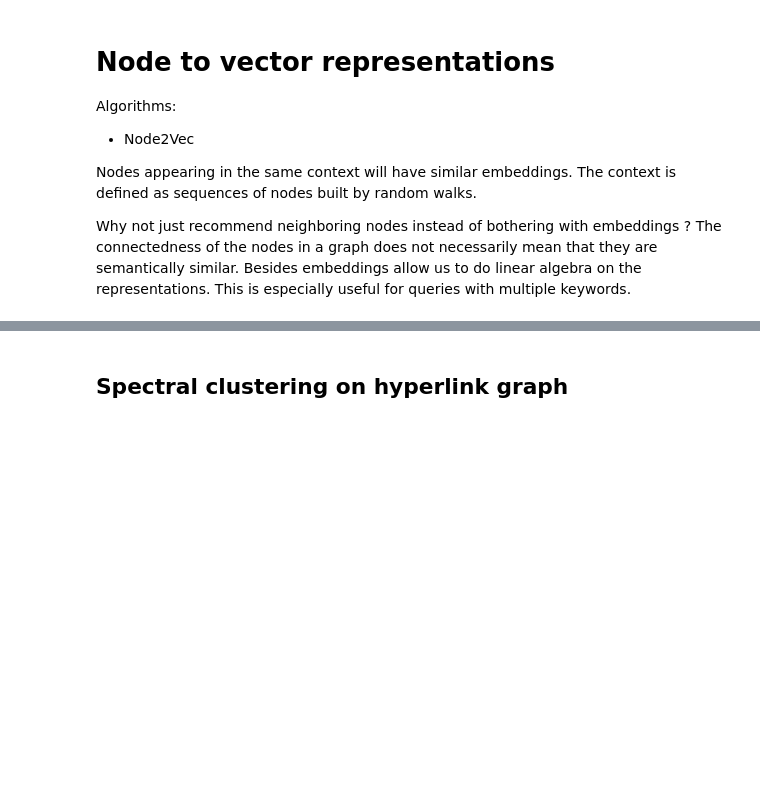
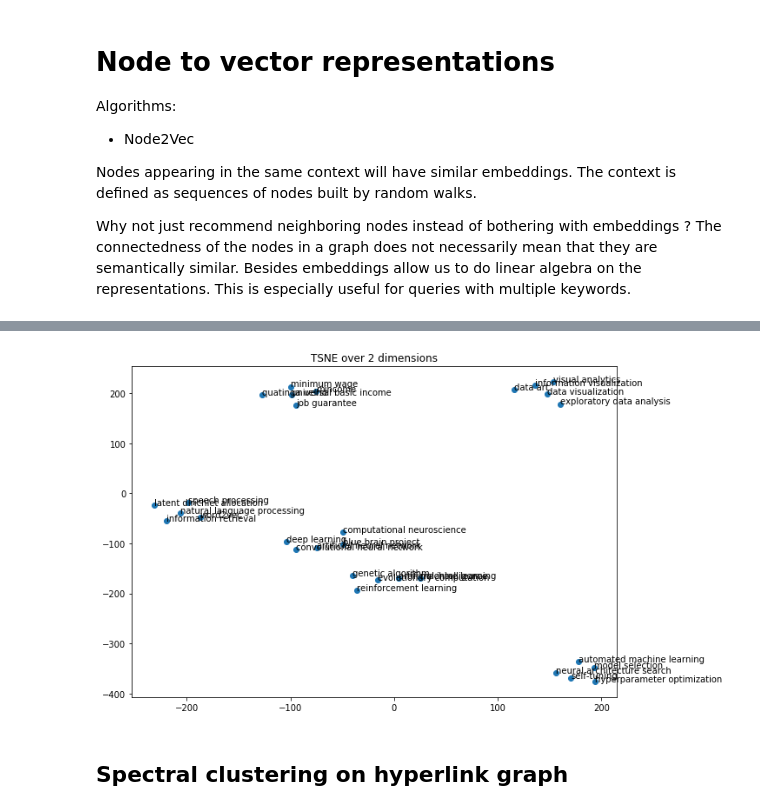
Before and after one commit to FredBaos/Ntds_project_team02, a Jupyter notebook: vince_la_menace_pepito.ipynb, the cells around one changed output, grey strips where cells are left out. Saved outputs shown, nothing was run; the diff lists cells and outputs as text; code cells hidden in the pictures; blank space fills up the shorter version.

```diff
--- a/vince_la_menace_pepito.ipynb
+++ b/vince_la_menace_pepito.ipynb
@@ -293,3 +292,7 @@ plot_projection(node_vectors, nodes_to_plot, projection_method=TSNE, perplexity=
+# %%
+plot_projection(node_vectors, nodes_to_plot, projection_method=TSNE, perplexity=3)
+# %% [output]
+[figure, added]
 # %% [markdown]
 ## Spectral clustering on hyperlink graph
 # %%
```
Also changed, not shown: parts of 9 cells of this notebook, 4 other files.
